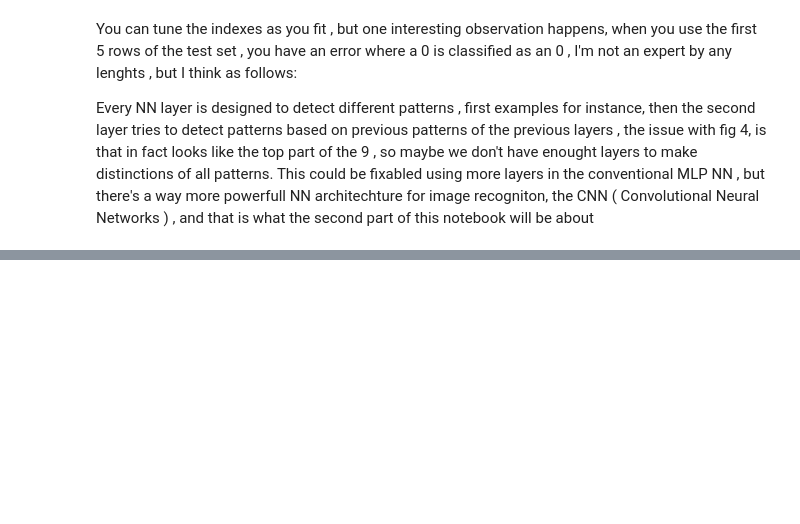
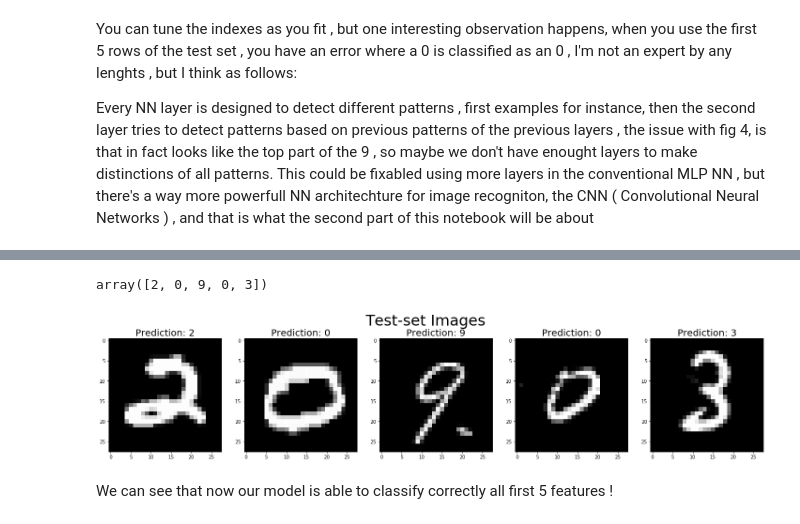
Before and after one commit to ZordoC/Hand-Written-Digit-Recogniztion-July--2019, a Jupyter notebook: Digit_Recognizer.ipynb, the cells around one changed output, grey strips where cells are left out. Drawn from its saved outputs; the diff is of its cells as text; code cells hidden in the pictures; blank space fills up the shorter version.

```diff
--- a/Digit_Recognizer.ipynb
+++ b/Digit_Recognizer.ipynb
@@ -131,7 +133,7 @@ for idx, ax in zip(index, axs):
 
       ax.imshow(X_train[idx,:, :, 0], cmap='gray');
 
-      ax.set_title(f'Label: {dataset_y[idx]}', size= 20);
+      ax.set_title(f'Label: {int(y_train[idx])}', size= 20);
 # %% [output]
 [figure]
 # %% [markdown]
@@ -289,0 +378,21 @@ Every NN layer is designed to detect different patterns , first examples for ins
+# %%
+y_pred[0:5] # predictions for the first 5 rows
+# %% [output]
+array([2, 0, 9, 0, 3])
+# %%
+fig, axs = plt.subplots(1, 5, figsize=(25, 5))
+indexes = np.random.choice(range(X_test.shape[2]), size=5)  # returns random 5 indexes
+
+index = range(0,5)  # choose indexes on my own
+
+fig.suptitle('Test-set Images', size=32)
+
+for idx, ax in zip(index, axs):
+
+      ax.imshow(X_test[idx,:, :, 0], cmap='gray');
+
+      ax.set_title(f'Prediction: {y_pred[idx]}', size= 20);
+# %% [output]
+[figure, added]
+# %% [markdown]
+  We can see that now our model is able to classify correctly all first 5 features !
```
Also changed, not shown: parts of 13 cells of this notebook.
